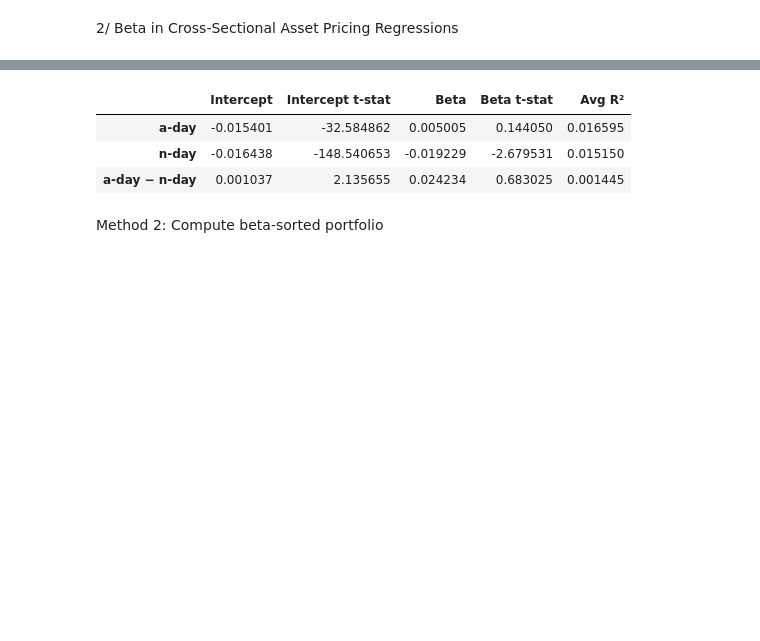
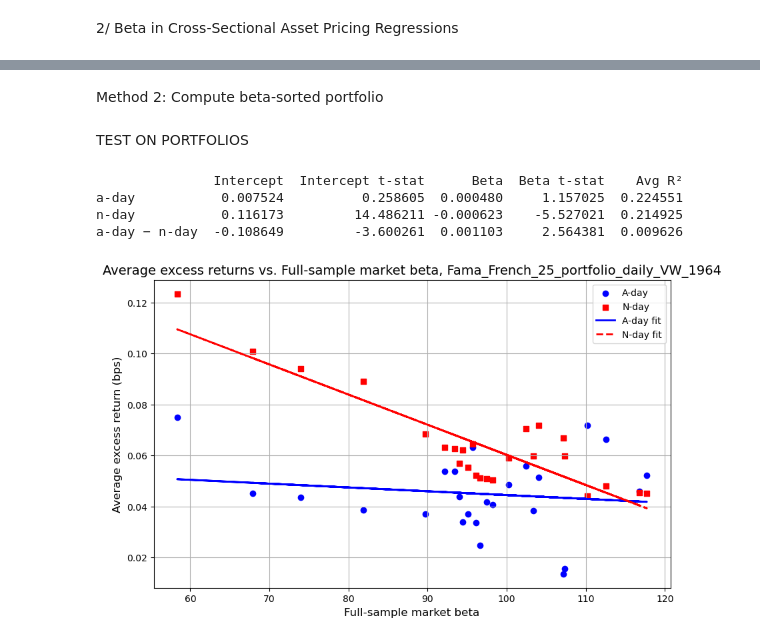
Before and after one commit to carolinebazeli/Memoire_HEC, a Jupyter notebook: memoire.ipynb, the cells around one changed output, grey strips where cells are left out. Cells and saved outputs as stored; diff of their text form; code cells hidden in the pictures; blank space fills up the shorter version.

```diff
--- a/memoire.ipynb
+++ b/memoire.ipynb
@@ -473,14 +471,3 @@ results_stock_market_daily_returns_1990
-# %%
-stock_market_daily_returns_rolling_betas = rolling_betas(stock_market_daily_returns)
-gammas_A = fama_macbeth_cross_sectional(stock_market_daily_returns_A_Day, stock_market_daily_returns_rolling_betas)
-gammas_N = fama_macbeth_cross_sectional(stock_market_daily_returns_N_Day, stock_market_daily_returns_rolling_betas)
-results_stock_market_daily_returns= summarize_fama_macbeth_results(gammas_A, gammas_N)
-results_stock_market_daily_returns
-# %% [output]
-|  | Intercept | Intercept t-stat | Beta | Beta t-stat | Avg R² |
-| a-day | -0.015401 | -32.584862 | 0.005005 | 0.144050 | 0.016595 |
-| n-day | -0.016438 | -148.540653 | -0.019229 | -2.679531 | 0.015150 |
-| a-day − n-day | 0.001037 | 2.135655 | 0.024234 | 0.683025 | 0.001445 |
 # %% [markdown]
 Method 2: Compute beta-sorted portfolio
 # %%
@@ -545,0 +636,36 @@ def build_beta_decile_portfolios(rolling_betas, stock_returns):
+# %% [markdown]
+TEST ON PORTFOLIOS
+# %%
+#Test on the 25 portfolios - Fama-French 25 portfolios daily VW from 1964
+
+#Select date from 1964 only
+Fama_French_25_portfolio_daily_VW_1964 = Fama_French_25_portfolio_daily_VW.loc[Fama_French_25_portfolio_daily_VW['Date'] >= pd.to_datetime('1964-01-01').date()]
+Fama_French_25_portfolio_daily_VW_1964 = Fama_French_25_portfolio_daily_VW_1964.reset_index(drop=True)
+
+Fama_French_25_portfolio_daily_VW_A_Day['Date'] = pd.to_datetime(Fama_French_25_portfolio_daily_VW_A_Day['Date'])
+Fama_French_25_portfolio_daily_VW_1964_A_Day = Fama_French_25_portfolio_daily_VW_A_Day.loc[Fama_French_25_portfolio_daily_VW_A_Day['Date'] >= pd.to_datetime('1964-01-01')].reset_index(drop=True)
+
+Fama_French_25_portfolio_daily_VW_N_Day['Date'] = pd.to_datetime(Fama_French_25_portfolio_daily_VW_N_Day['Date'])
+Fama_French_25_portfolio_daily_VW_1964_N_Day = Fama_French_25_portfolio_daily_VW_N_Day.loc[Fama_French_25_portfolio_daily_VW_N_Day['Date'] >= pd.to_datetime('1964-01-01')].reset_index(drop=True)
+
+
+#Compute rolling betas for the stock market daily returns
+Fama_French_25_portfolio_daily_VW_1964_rolling_betas = rolling_betas(Fama_French_25_portfolio_daily_VW_1964)
+
+
+#Compute Fama-MacBeth regression for the portfolios
+gammas_A = fama_macbeth_cross_sectional(Fama_French_25_portfolio_daily_VW_1964_A_Day, Fama_French_25_portfolio_daily_VW_1964_rolling_betas)
+gammas_N = fama_macbeth_cross_sectional(Fama_French_25_portfolio_daily_VW_1964_N_Day, Fama_French_25_portfolio_daily_VW_1964_rolling_betas)
+
+#Summarize results
+results = summarize_fama_macbeth_results(gammas_A, gammas_N)
+print(results)
+
+#Plot the results
+plot_full_sample_beta_vs_excess_return(Fama_French_25_portfolio_daily_VW_1964, Fama_French_25_portfolio_daily_VW_1964_A_Day, Fama_French_25_portfolio_daily_VW_1964_N_Day)
+# %% [output]
+               Intercept  Intercept t-stat      Beta  Beta t-stat    Avg R²
+a-day           0.007524          0.258605  0.000480     1.157025  0.224551
+n-day           0.116173         14.486211 -0.000623    -5.527021  0.214925
+a-day − n-day  -0.108649         -3.600261  0.001103     2.564381  0.009626
+[figure, added]
```
Also changed, not shown: parts of 29 cells of this notebook.
